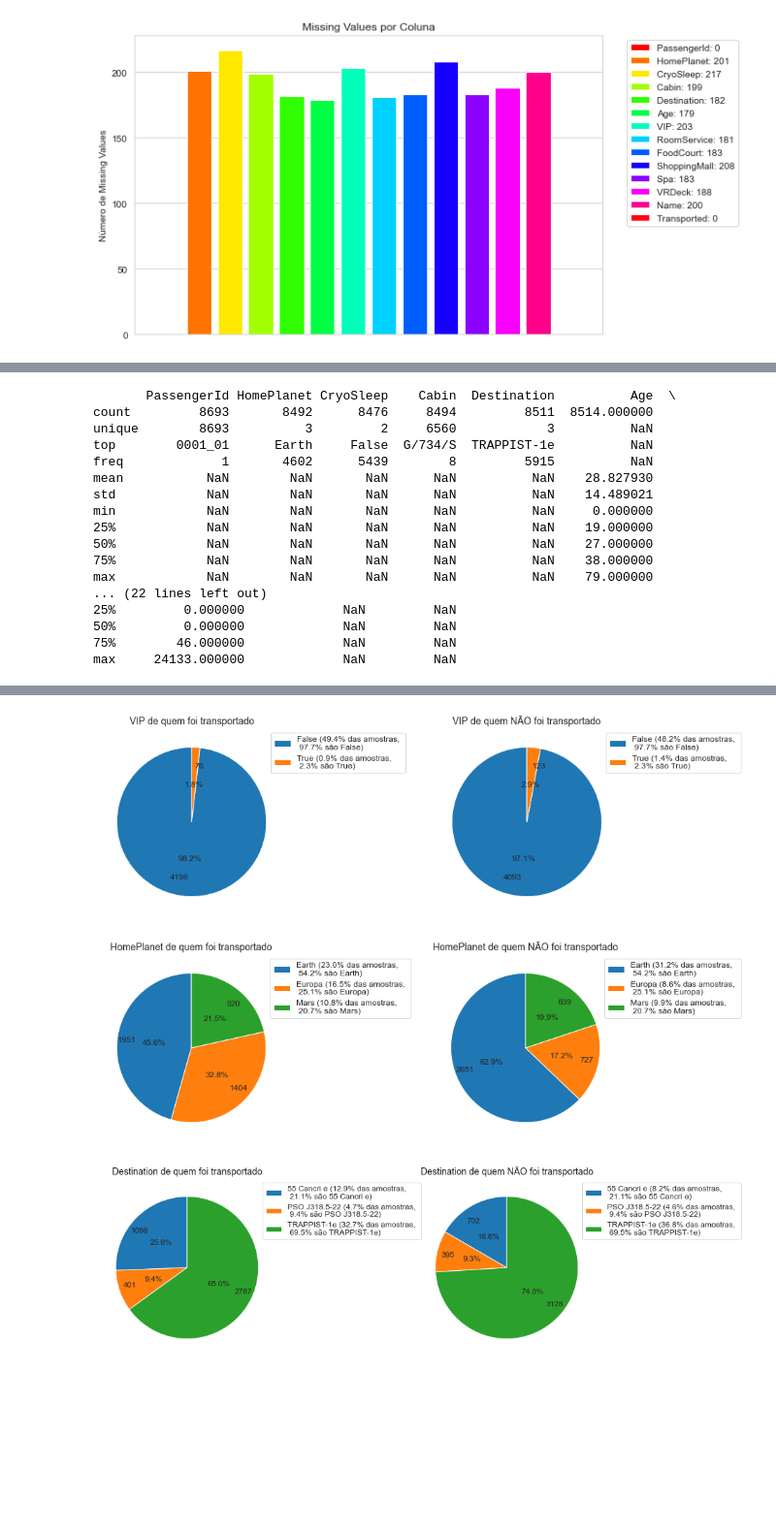
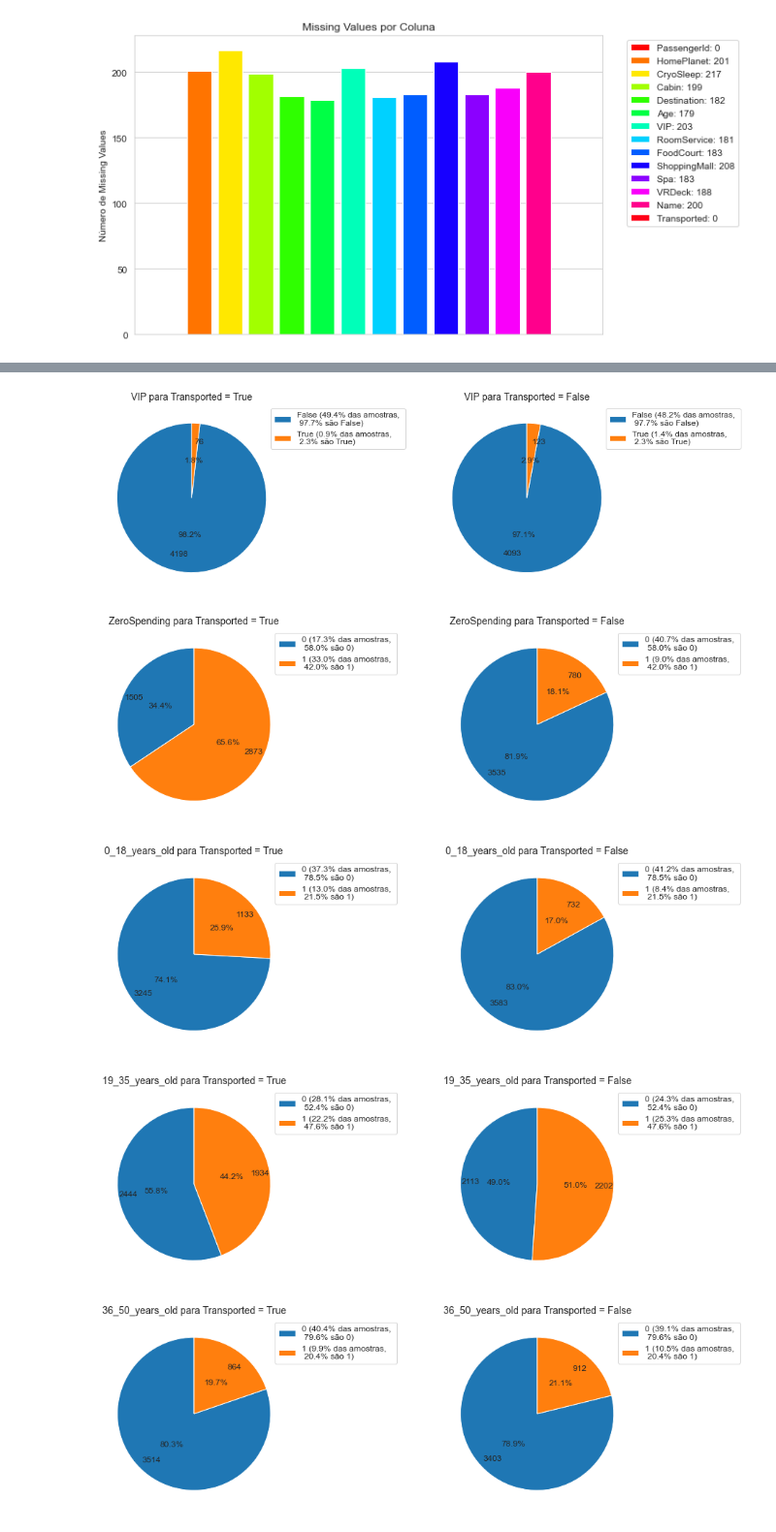
Before and after one commit to mau-estradiote/Kaggle-datasets, a Jupyter notebook: spaceship-titanic/EDA.ipynb, the cells around one changed output, grey strips where cells are left out. Shown at 97% size. Saved outputs shown, nothing was run; the diff lists cells and outputs as text; code cells hidden in the pictures; blank space fills up the shorter version.

```diff
--- a/spaceship-titanic/EDA.ipynb
+++ b/spaceship-titanic/EDA.ipynb
@@ -208 +255,7 @@ max     24133.000000             NaN         NaN
+# %%
+# adiciona o valor total gasto por passageiro
+train_pd['TotalSpending'] = train_pd[numerical_features[1:]].fillna(0).sum(axis=1)
+test_pd['TotalSpending'] = test_pd[numerical_features[1:]].fillna(0).sum(axis=1)
+if 'TotalSpending' not in train_pd.columns:
+    numerical_features = numerical_features + ['TotalSpending']
 # %%
@@ -234,0 +279,24 @@ max     24133.000000             NaN         NaN
+# %%
+# adiciona uma coluna binária indicando se o passageiro gastou ou não
+train_pd['ZeroSpending'] = (train_pd['TotalSpending']==0).astype(int)
+test_pd['ZeroSpending'] = (test_pd['TotalSpending']==0).astype(int)
+if 'ZeroSpending' not in train_pd.columns:
+    binary_features = binary_features + ['ZeroSpending']
+# %%
+# adiciona as colunas com as faixas de idade
+
+#0-18 anos
+train_pd['0_18_years_old'] = (train_pd['Age']<=18).astype(int)
+test_pd['0_18_years_old'] = (test_pd['Age']<=18).astype(int)
+
+#19-35 anos
+train_pd['19_35_years_old'] = train_pd['Age'].between(19, 35, inclusive='both').astype(int)
+test_pd['19_35_years_old'] = test_pd['Age'].between(19, 35, inclusive='both').astype(int)
+
+#36-50 anos
+train_pd['36_50_years_old'] = train_pd['Age'].between(36, 50, inclusive='both').astype(int)
+test_pd['36_50_years_old'] = test_pd['Age'].between(36, 50, inclusive='both').astype(int)
+
+#+50 anos
+train_pd['plus50_years_old'] = (train_pd['Age']>50).astype(int)
+test_pd['plus50_years_old'] = (test_pd['Age']>50).astype(int)
@@ -235,20 +307,4 @@ max     24133.000000             NaN         NaN
 # %%
-pieplots(train_pd, binary_features+categorical_features)
+binary_features = ['CryoSleep', 'VIP', 'ZeroSpending', '0_18_years_old', '19_35_years_old', '36_50_years_old', 'plus50_years_old']
+pieplots(train_pd, binary_features+categorical_features, targ='Transported', dscb=False)
 # %% [output]
-       PassengerId HomePlanet CryoSleep    Cabin  Destination          Age  \
-count         8693       8492      8476     8494         8511  8514.000000
-unique        8693          3         2     6560            3          NaN
-top        0001_01      Earth     False  G/734/S  TRAPPIST-1e          NaN
-freq             1       4602      5439        8         5915          NaN
-mean           NaN        NaN       NaN      NaN          NaN    28.827930
-std            NaN        NaN       NaN      NaN          NaN    14.489021
-min            NaN        NaN       NaN      NaN          NaN     0.000000
-25%            NaN        NaN       NaN      NaN          NaN    19.000000
-50%            NaN        NaN       NaN      NaN          NaN    27.000000
-75%            NaN        NaN       NaN      NaN          NaN    38.000000
-max            NaN        NaN       NaN      NaN          NaN    79.000000
-... (22 lines left out)
-25%         0.000000             NaN         NaN
-50%         0.000000             NaN         NaN
-75%        46.000000             NaN         NaN
-max     24133.000000             NaN         NaN
@@ -256,3 +312,5 @@ max     24133.000000             NaN         NaN
-[figure, old version]
+[figure, new version]
-[figure, old version]
+[figure, new version]
-[figure, old version]
+[figure, new version]
+[figure, added]
+[figure, added]
```
Also changed, not shown: parts of 39 cells of this notebook, 3 other files.
